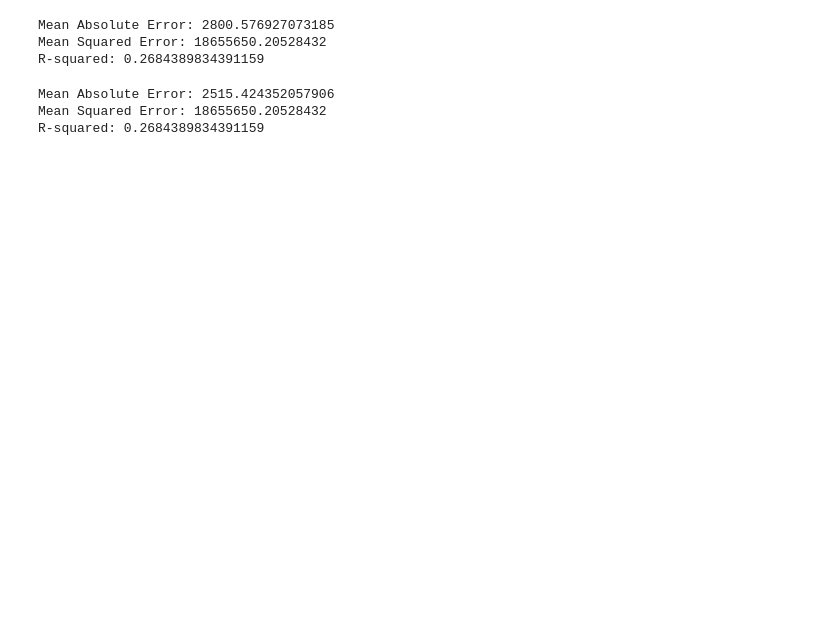
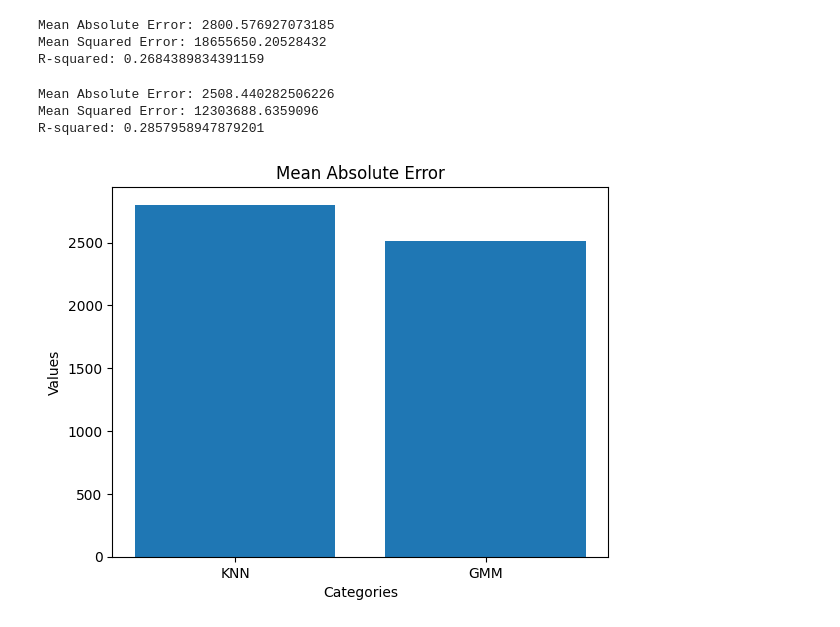
Before and after one commit to WilliamFJohns/CSCI467_Project, a Jupyter notebook: GMM.ipynb, the cells around one changed output. Cells and saved outputs as stored; diff of their text form; code cells hidden in the pictures; blank space fills up the shorter version.

Commit message:
Added Graphs and Tables

```diff
--- a/GMM.ipynb
+++ b/GMM.ipynb
@@ -55,13 +57,13 @@ model.fit(X_train, y_train)
 
 # Making predictions and evaluating the model
 y_pred = model.predict(X_test)
-mae = mean_absolute_error(y_test, y_pred)
-mse = mean_squared_error(y_test, y_pred)
-r2 = r2_score(y_test, y_pred)
+KNNmae = mean_absolute_error(y_test, y_pred)
+KNNmse = mean_squared_error(y_test, y_pred)
+KNNr2 = r2_score(y_test, y_pred)
 
-print(f"Mean Absolute Error: {mae}")
-print(f"Mean Squared Error: {mse}")
-print(f"R-squared: {r2}")
+print(f"Mean Absolute Error: {KNNmae}")
+print(f"Mean Squared Error: {KNNmse}")
+print(f"R-squared: {KNNr2}")
 # %% [output]
 Mean Absolute Error: 2800.576927073185
 Mean Squared Error: 18655650.20528432
@@ -76,14 +78,27 @@ label = gmm.predict(test)
 means = gmm.means_
 preds = means[label]
 pred = preds[:,-1]
-mae = mean_absolute_error(test['revenue'], pred)
-mse = mean_squared_error(test['revenue'], pred)
-r2 = r2_score(test['revenue'], pred)
+GMMmae = mean_absolute_error(test['revenue'], pred)
+GMMmse = mean_squared_error(test['revenue'], pred)
+GMMr2 = r2_score(test['revenue'], pred)
 
-print(f"Mean Absolute Error: {mae}")
-print(f"Mean Squared Error: {mse}")
-print(f"R-squared: {r2}")
+print(f"Mean Absolute Error: {GMMmae}")
+print(f"Mean Squared Error: {GMMmse}")
+print(f"R-squared: {GMMr2}")
 # %% [output]
-Mean Absolute Error: 2515.424352057906
-Mean Squared Error: 18655650.20528432
-R-squared: 0.2684389834391159
+Mean Absolute Error: 2508.440282506226
+Mean Squared Error: 12303688.6359096
+R-squared: 0.2857958947879201
+# %%
+categories = ['KNN', 'GMM']
+values = [KNNmae, GMMmae]
+
+plt.bar(categories, values)
+
+plt.xlabel('Categories')
+plt.ylabel('Values')
+plt.title('Mean Absolute Error')
+
+plt.show()
+# %% [output]
+[figure, added]
```
Also changed, not shown: parts of 4 cells of this notebook.
